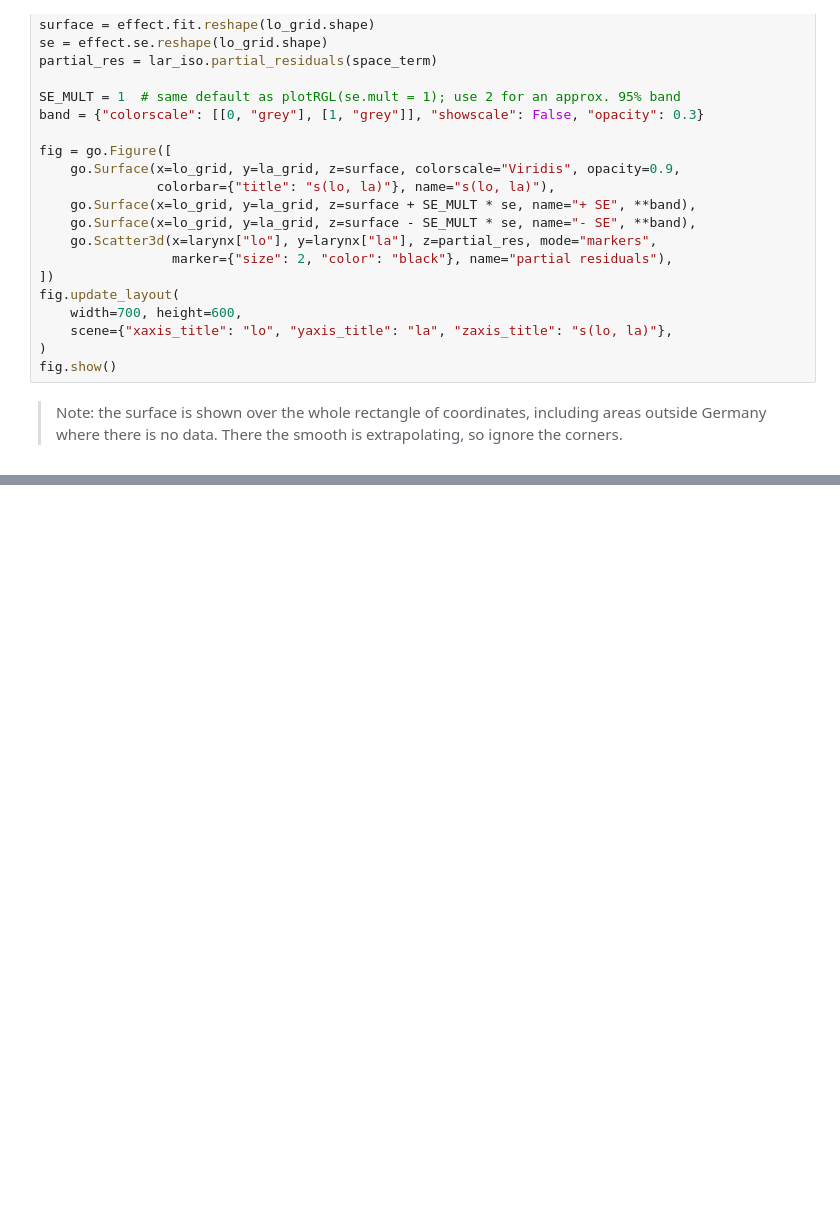
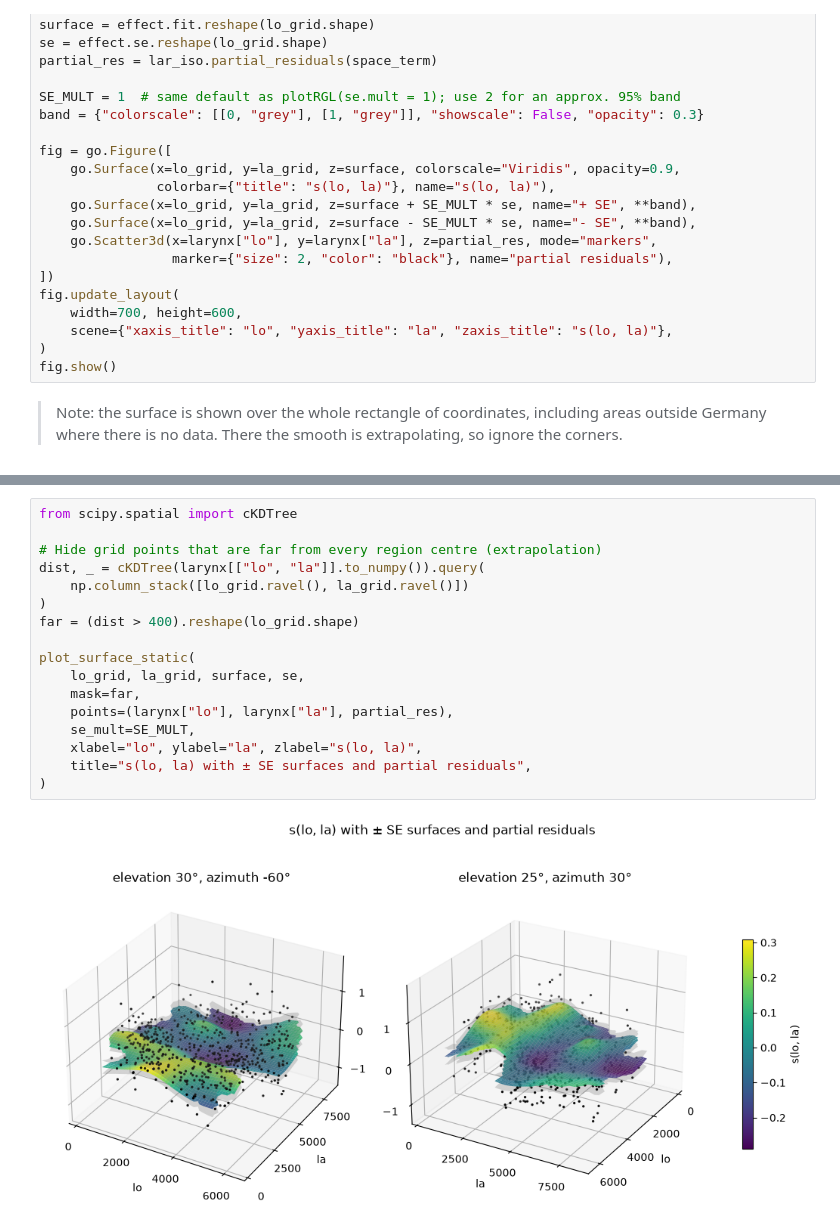
Before and after one commit to perellonieto/GAM_Workshop_Dortmund_25, a Jupyter notebook: Py_demos/2_effects_and_mgcViz.ipynb, the cells around one changed output, grey strips where cells are left out. Saved outputs shown, nothing was run; the diff lists cells and outputs as text; blank space fills up the shorter version.

Commit message:
Added helper function to show 3D plotly image as static projections in GitHub

```diff
--- a/Py_demos/2_effects_and_mgcViz.ipynb
+++ b/Py_demos/2_effects_and_mgcViz.ipynb
@@ -773,0 +753,19 @@ plt.show()
+# %%
+from scipy.spatial import cKDTree
+
+# Hide grid points that are far from every region centre (extrapolation)
+dist, _ = cKDTree(larynx[["lo", "la"]].to_numpy()).query(
+    np.column_stack([lo_grid.ravel(), la_grid.ravel()])
+)
+far = (dist > 400).reshape(lo_grid.shape)
+
+plot_surface_static(
+    lo_grid, la_grid, surface, se,
+    mask=far,
+    points=(larynx["lo"], larynx["la"], partial_res),
+    se_mult=SE_MULT,
+    xlabel="lo", ylabel="la", zlabel="s(lo, la)",
+    title="s(lo, la) with ± SE surfaces and partial residuals",
+)
+# %% [output]
+[figure, added]
```
Also changed, not shown: parts of 5 cells of this notebook, 3 other files.
